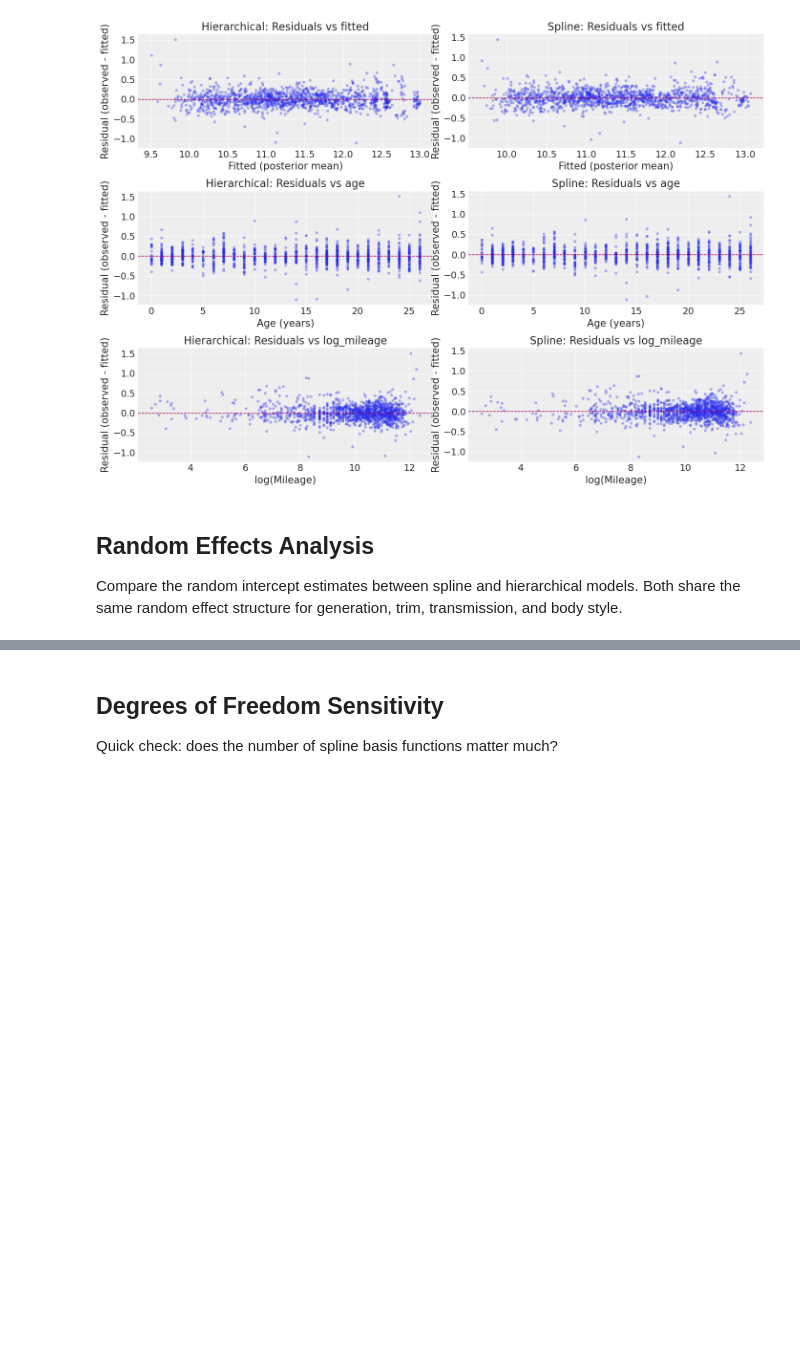
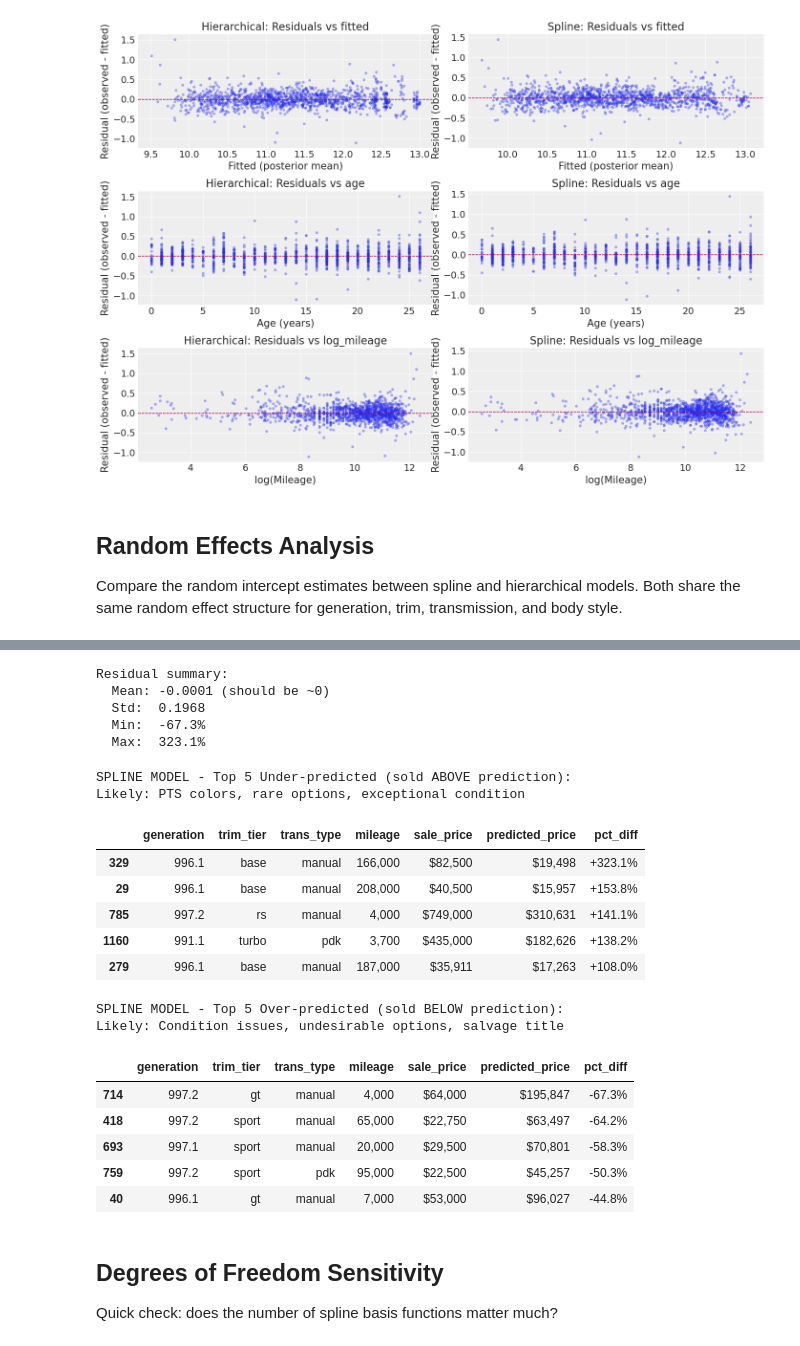
Before and after one commit to No-Stream/price-trend-analysis, a Jupyter notebook: notebooks/04_splines.ipynb, the cells around one changed output, grey strips where cells are left out. Drawn from its saved outputs; the diff is of its cells as text; code cells hidden in the pictures; blank space fills up the shorter version.

```diff
--- a/notebooks/04_splines.ipynb
+++ b/notebooks/04_splines.ipynb
@@ -453,3 +793,76 @@ Both share the same random effect structure for generation, trim, transmission,
+# %%
+# Create residual dataframe with metadata for outlier analysis
+df_resid = df.copy()
+spline_model.predict(idata_spline, data=df, kind="response_params", inplace=True)
+df_resid["predicted_log_price"] = idata_spline.posterior["mu"].mean(dim=["chain", "draw"]).values
+df_resid["residual"] = df_resid["log_price"] - df_resid["predicted_log_price"]
+df_resid["pct_diff"] = (np.exp(df_resid["residual"]) - 1) * 100
+df_resid["predicted_price"] = np.exp(df_resid["predicted_log_price"])
+
+# Add sale_price from cleaned data for display
+df_resid["sale_price"] = df_cleaned.loc[df_resid.index, "sale_price"]
+df_resid["mileage"] = df_cleaned.loc[df_resid.index, "mileage"]
+
+# Residual summary
+print(f"Residual summary:")
+print(f"  Mean: {df_resid['residual'].mean():.4f} (should be ~0)")
+print(f"  Std:  {df_resid['residual'].std():.4f}")
+print(f"  Min:  {df_resid['pct_diff'].min():.1f}%")
+print(f"  Max:  {df_resid['pct_diff'].max():.1f}%")
+# %% [output]
+Residual summary:
+  Mean: -0.0001 (should be ~0)
+  Std:  0.1968
+  Min:  -67.3%
+  Max:  323.1%
+# %%
+# Top outliers
+display_cols = [
+    "generation",
+    "trim_tier",
+    "trans_type",
+    "mileage",
+    "sale_price",
+    "predicted_price",
+    "pct_diff",
+]
+
+
+def format_outliers(df_out):
+    df_display = df_out[display_cols].copy()
+    df_display["sale_price"] = df_display["sale_price"].apply(lambda x: f"${x:,.0f}")
+    df_display["predicted_price"] = df_display["predicted_price"].apply(lambda x: f"${x:,.0f}")
+    df_display["pct_diff"] = df_display["pct_diff"].apply(lambda x: f"{x:+.1f}%")
+    df_display["mileage"] = df_display["mileage"].apply(lambda x: f"{x:,.0f}")
+    return df_display
+
+
+print("SPLINE MODEL - Top 5 Under-predicted (sold ABOVE prediction):")
+print("Likely: PTS colors, rare options, exceptional condition\n")
+top_under = df_resid.nlargest(5, "pct_diff")
+display(format_outliers(top_under))
+
+print("\nSPLINE MODEL - Top 5 Over-predicted (sold BELOW prediction):")
+print("Likely: Condition issues, undesirable options, salvage title\n")
+top_over = df_resid.nsmallest(5, "pct_diff")
+display(format_outliers(top_over))
+# %% [output]
+SPLINE MODEL - Top 5 Under-predicted (sold ABOVE prediction):
+Likely: PTS colors, rare options, exceptional condition
+|  | generation | trim_tier | trans_type | mileage | sale_price | predicted_price | pct_diff |
+| 329 | 996.1 | base | manual | 166,000 | $82,500 | $19,498 | +323.1% |
+| 29 | 996.1 | base | manual | 208,000 | $40,500 | $15,957 | +153.8% |
+| 785 | 997.2 | rs | manual | 4,000 | $749,000 | $310,631 | +141.1% |
+| 1160 | 991.1 | turbo | pdk | 3,700 | $435,000 | $182,626 | +138.2% |
+| 279 | 996.1 | base | manual | 187,000 | $35,911 | $17,263 | +108.0% |
+SPLINE MODEL - Top 5 Over-predicted (sold BELOW prediction):
+Likely: Condition issues, undesirable options, salvage title
+|  | generation | trim_tier | trans_type | mileage | sale_price | predicted_price | pct_diff |
+| 714 | 997.2 | gt | manual | 4,000 | $64,000 | $195,847 | -67.3% |
+| 418 | 997.2 | sport | manual | 65,000 | $22,750 | $63,497 | -64.2% |
+| 693 | 997.1 | sport | manual | 20,000 | $29,500 | $70,801 | -58.3% |
+| 759 | 997.2 | sport | pdk | 95,000 | $22,500 | $45,257 | -50.3% |
+| 40 | 996.1 | gt | manual | 7,000 | $53,000 | $96,027 | -44.8% |
 # %% [markdown]
 ## Degrees of Freedom Sensitivity
 
```
Also changed, not shown: parts of 26 cells of this notebook, 1 other file.
